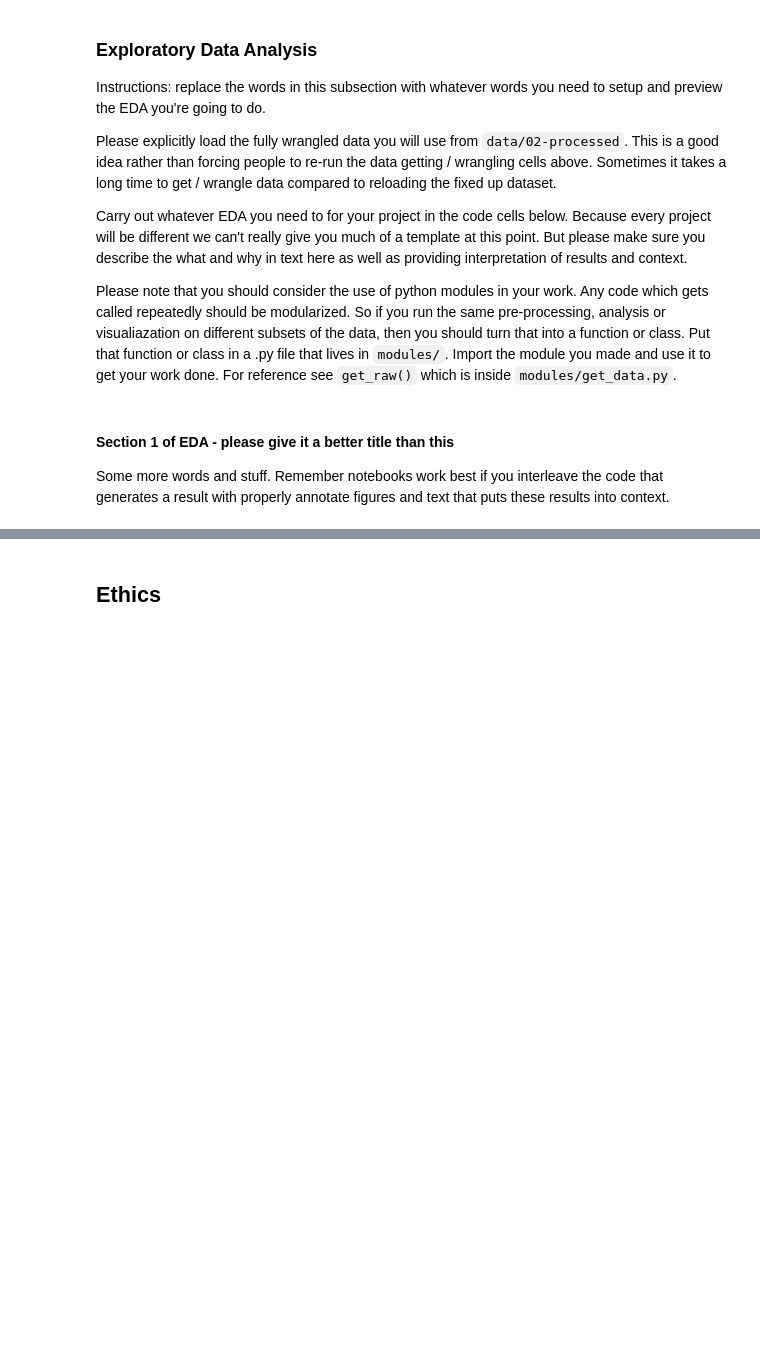
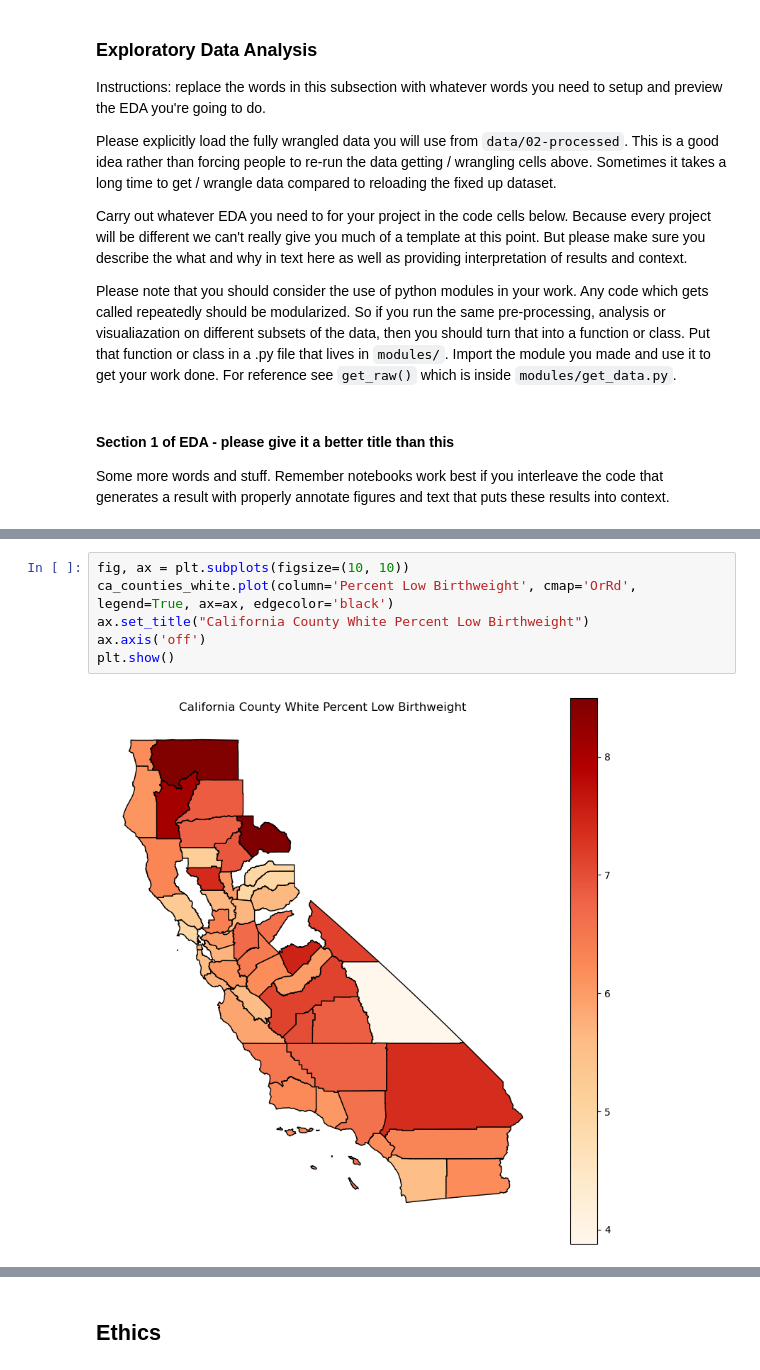
Before and after one commit to COGS108/Group095_WI26, a Jupyter notebook: 02-EDACheckpoint.ipynb, the cells around one changed output, grey strips where cells are left out. Saved outputs shown, nothing was run; the diff lists cells and outputs as text; blank space fills up the shorter version.

```diff
--- a/02-EDACheckpoint.ipynb
+++ b/02-EDACheckpoint.ipynb
@@ -715,0 +789,8 @@ Some more words and stuff.  Remember notebooks work best if you interleave the c
+# %%
+fig, ax = plt.subplots(figsize=(10, 10))
+ca_counties_white.plot(column='Percent Low Birthweight', cmap='OrRd', legend=True, ax=ax, edgecolor='black')
+ax.set_title("California County White Percent Low Birthweight")
+ax.axis('off')
+plt.show()
+# %% [output]
+[figure, added]
```
Also changed, not shown: parts of 9 cells of this notebook.
